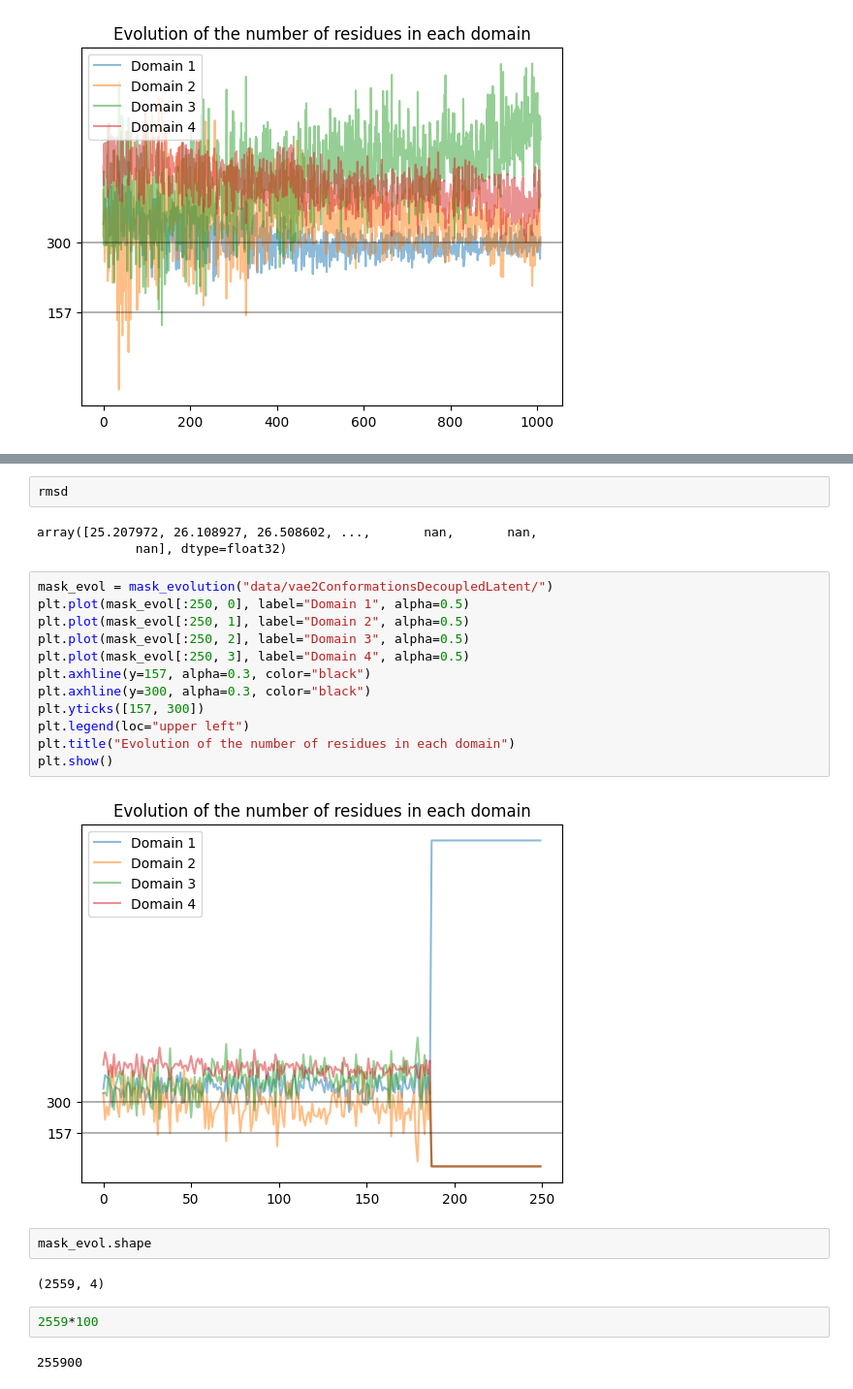
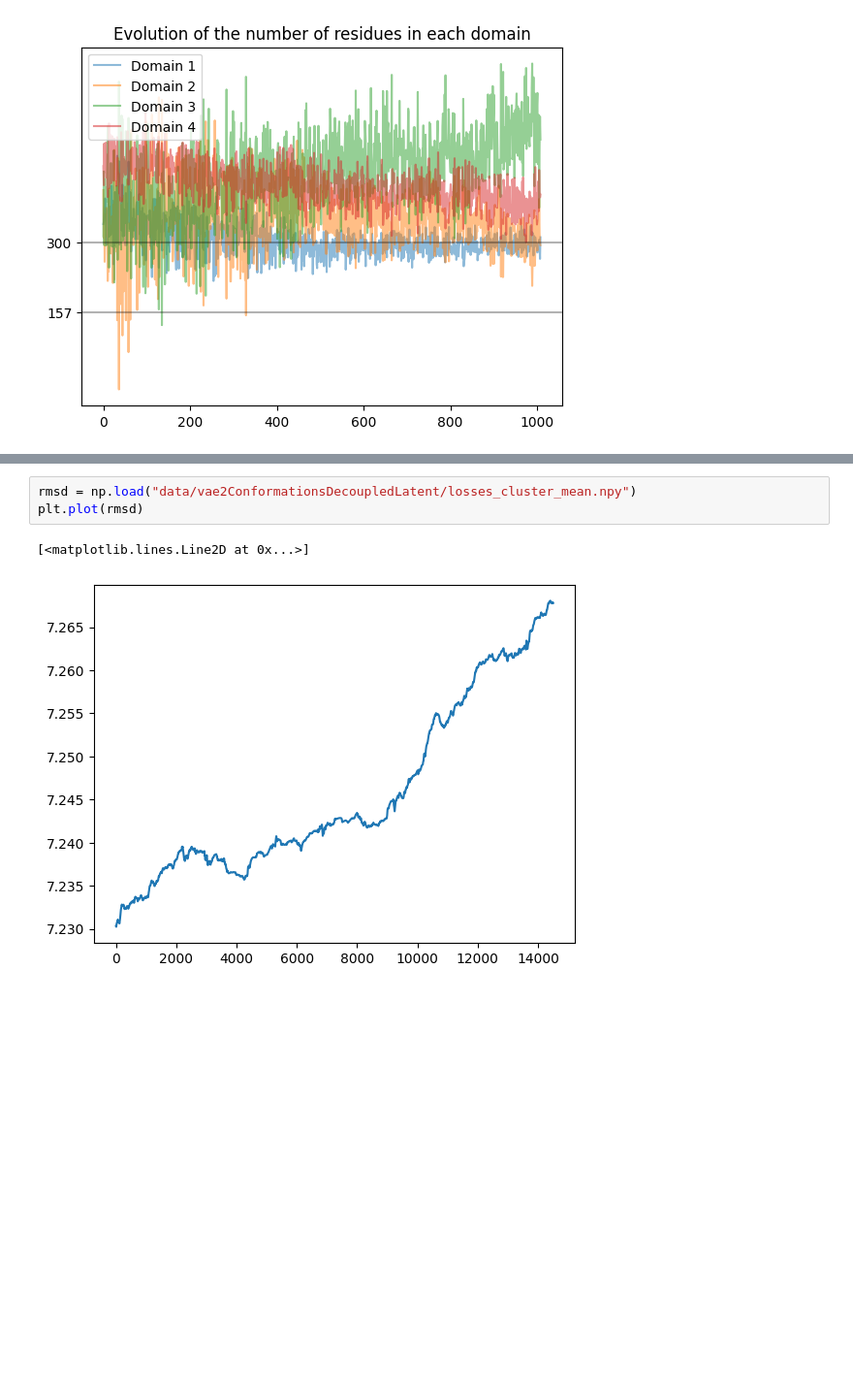
Before and after one commit to Gabriel-Ducrocq/segmentationCryoEM, a Jupyter notebook: vaeAnalysis.ipynb, the cells around one changed output, grey strips where cells are left out. Shown at 97% size. Cells and saved outputs as stored; diff of their text form; blank space fills up the shorter version.

```diff
--- a/vaeAnalysis.ipynb
+++ b/vaeAnalysis.ipynb
@@ -597,27 +591,6 @@ plt.plot(rmsd)
-# %%
-rmsd
-# %% [output]
-array([25.207972, 26.108927, 26.508602, ...,       nan,       nan,
-             nan], dtype=float32)
-# %%
-mask_evol = mask_evolution("data/vae2ConformationsDecoupledLatent/")
-plt.plot(mask_evol[:250, 0], label="Domain 1", alpha=0.5)
-plt.plot(mask_evol[:250, 1], label="Domain 2", alpha=0.5)
-plt.plot(mask_evol[:250, 2], label="Domain 3", alpha=0.5)
-plt.plot(mask_evol[:250, 3], label="Domain 4", alpha=0.5)
-plt.axhline(y=157, alpha=0.3, color="black")
-plt.axhline(y=300, alpha=0.3, color="black")
-plt.yticks([157, 300])
-plt.legend(loc="upper left")
-plt.title("Evolution of the number of residues in each domain")
-plt.show()
-# %% [output]
-[figure, removed]
-# %%
-mask_evol.shape
-# %% [output]
-(2559, 4)
-# %%
-2559*100
-# %% [output]
-255900
+# %%
+rmsd = np.load("data/vae2ConformationsDecoupledLatent/losses_cluster_mean.npy")
+plt.plot(rmsd)
+# %% [output]
+[<matplotlib.lines.Line2D at 0x...>]
+[figure, added]
```
Also changed, not shown: parts of 5 cells of this notebook, 2 other files.
